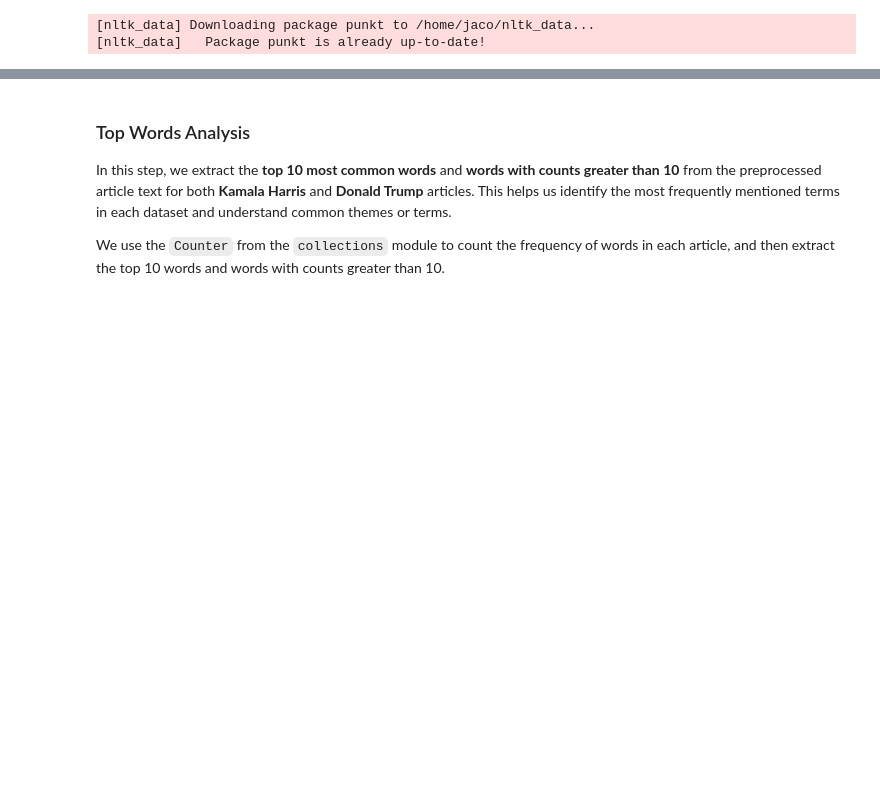
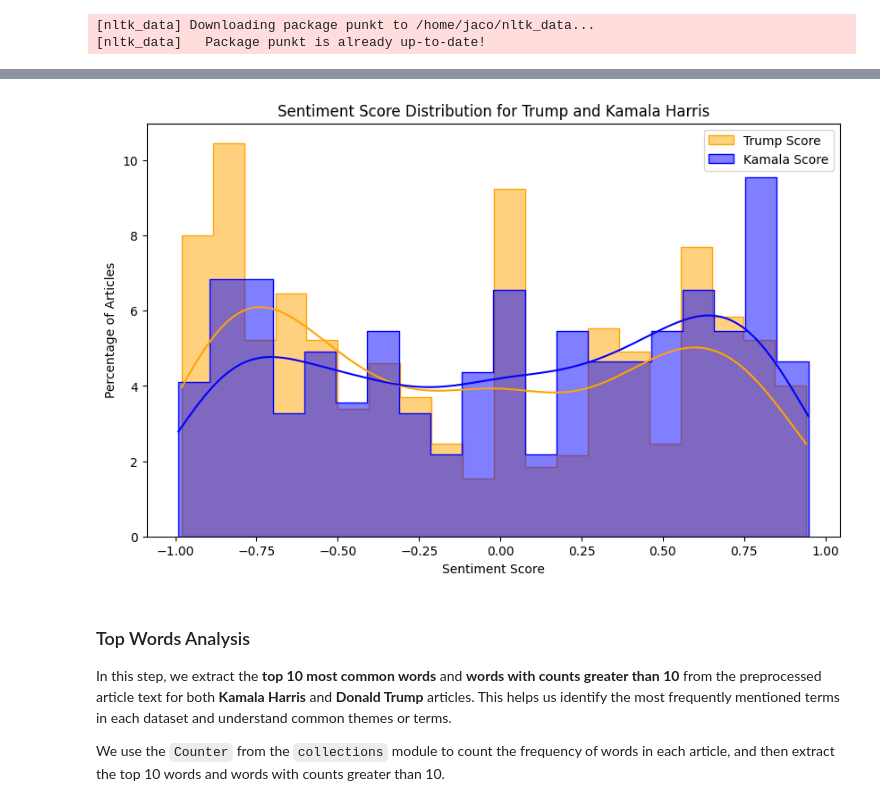
Before and after one commit to FrancoKruger/DS346proj, a Jupyter notebook: EDA_and_NLP_analysis.ipynb, the cells around one changed output, grey strips where cells are left out. Saved outputs shown, nothing was run; the diff lists cells and outputs as text; code cells hidden in the pictures; blank space fills up the shorter version.

```diff
--- a/EDA_and_NLP_analysis.ipynb
+++ b/EDA_and_NLP_analysis.ipynb
@@ -409,3 +413,36 @@ plt.show()
+# %%
+df_trump = pd.DataFrame(trump_data)
+df_harris = pd.DataFrame(harris_data)
+
+trump_total = len(df_trump)
+harris_total = len(df_harris)
+
+plt.figure(figsize=(10, 6))
+sns.histplot(
+    df_trump["score"],
+    color="orange",
+    label="Trump Score",
+    kde=True,
+    bins=20,
+    stat="percent",
+    element="step",
+)
+sns.histplot(
+    df_harris["score"],
+    color="blue",
+    label="Kamala Score",
+    kde=True,
+    bins=20,
+    stat="percent",
+    element="step",
+)
+plt.title("Sentiment Score Distribution for Trump and Kamala Harris")
+plt.xlabel("Sentiment Score")
+plt.ylabel("Percentage of Articles")
+plt.legend()
+plt.show()
+# %% [output]
+[figure, added]
 # %% [markdown]
 ### Top Words Analysis
 
```
Also changed, not shown: parts of 3 cells of this notebook.
